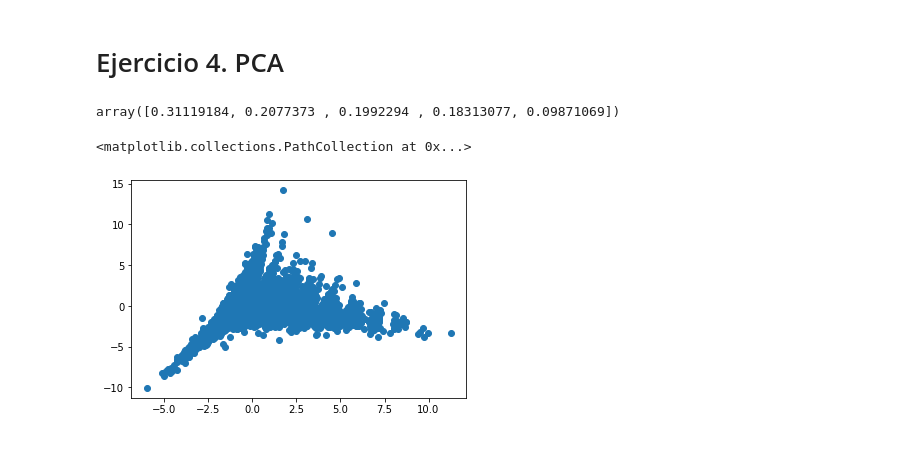
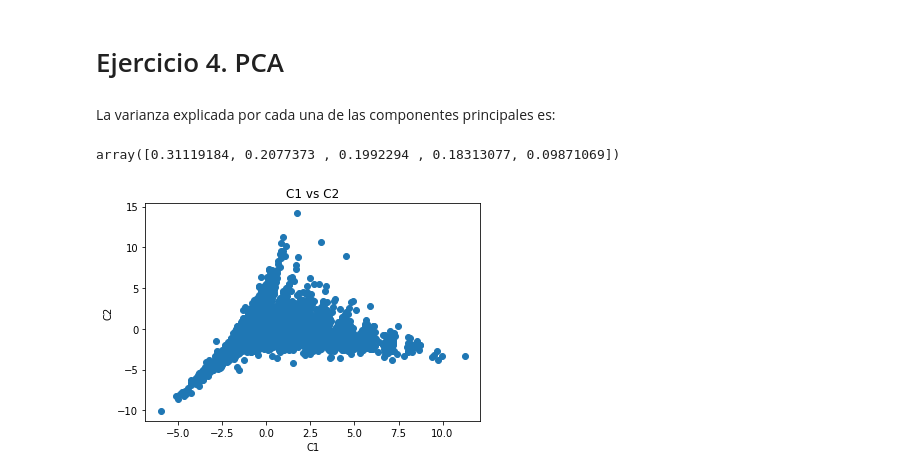
Before and after one commit to danielp2797/UAM-Big-Data-21-22, a Jupyter notebook: fundamentos_analisis/practica2/danielperezefremova_p2_fundamentosanalisis.ipynb, the cells around one changed output. Cells and saved outputs as stored; diff of their text form; code cells hidden in the pictures; blank space fills up the shorter version.

```diff
--- a/fundamentos_analisis/practica2/danielperezefremova_p2_fundamentosanalisis.ipynb
+++ b/fundamentos_analisis/practica2/danielperezefremova_p2_fundamentosanalisis.ipynb
@@ -111,2 +121,4 @@ sns.heatmap(result)
 # %% [markdown]
 # Ejercicio 2
+# %%
+x_ob, y = data_object.drop('y', axis=1), data['y']
@@ -113,8 +147,7 @@ sns.heatmap(result)
 # %%
-x, y = data_numeric, data['y']
-from sklearn.feature_selection import mutual_info_classif
-mutual_info = mutual_info_classif(x, y)
+x_num = data_numeric
+mutual_info = mutual_info_classif(x_num, y)
 mutual_info = pd.Series(mutual_info)
-mutual_info.index = x.columns
+mutual_info.index = data_numeric.columns
 mutual_info.sort_values(ascending=False)
 # %% [output]
@@ -150,13 +186,18 @@ array([-0.09846619, -0.91519886,  0.44780396, -1.083106  ,  1.18610775])
 # Ejercicio 4. PCA
 # %%
 pca = PCA().fit(data_numeric, y)
+# %% [markdown]
+La varianza explicada por cada una de las componentes principales es:
 # %%
 pca.explained_variance_ratio_
 # %% [output]
 array([0.31119184, 0.2077373 , 0.1992294 , 0.18313077, 0.09871069])
 # %%
 transformed = pca.transform(data_numeric)[:, :2]
-plt.scatter(transformed[:, 0], transformed[:, 1])
+plt.scatter(transformed[:, 0], transformed[:, 1]) # gráfico 2d de las dos primeras componentes
+plt.xlabel('C1')
+plt.ylabel('C2')
+plt.title('C1 vs C2')
+plt.show()
 # %% [output]
-<matplotlib.collections.PathCollection at 0x...>
-[figure, old version]
+[figure, new version]
```
Also changed, not shown: parts of 23 cells of this notebook, 13 other files.
